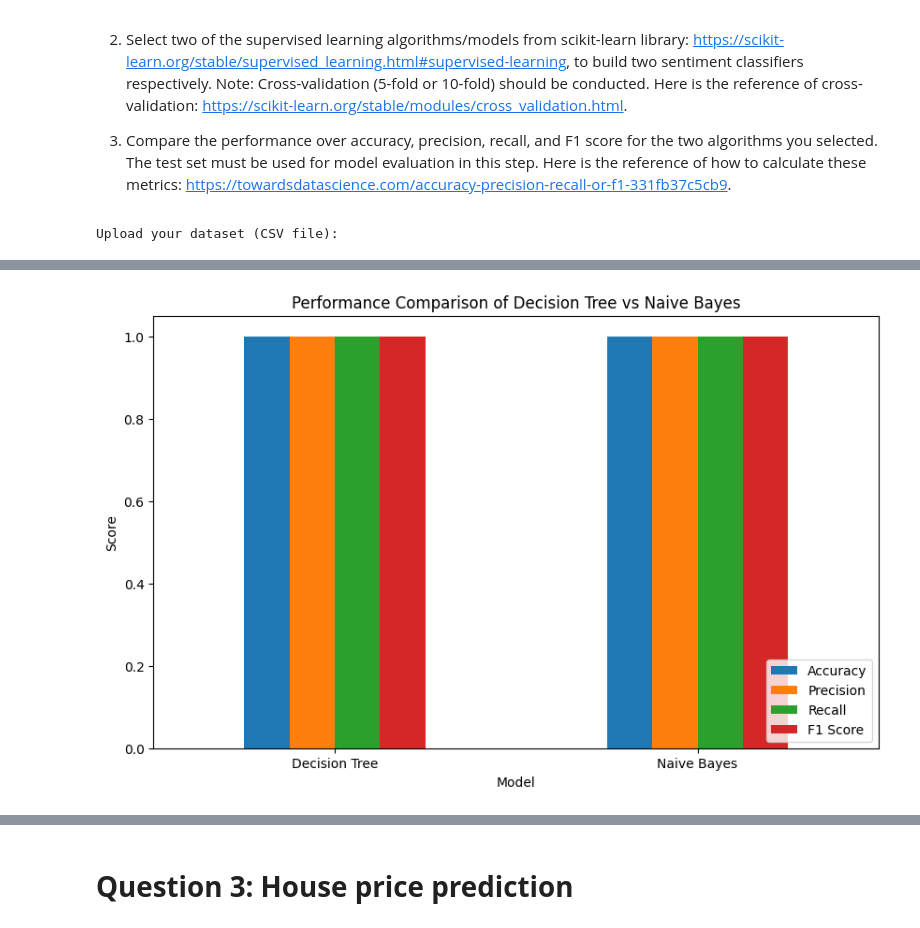
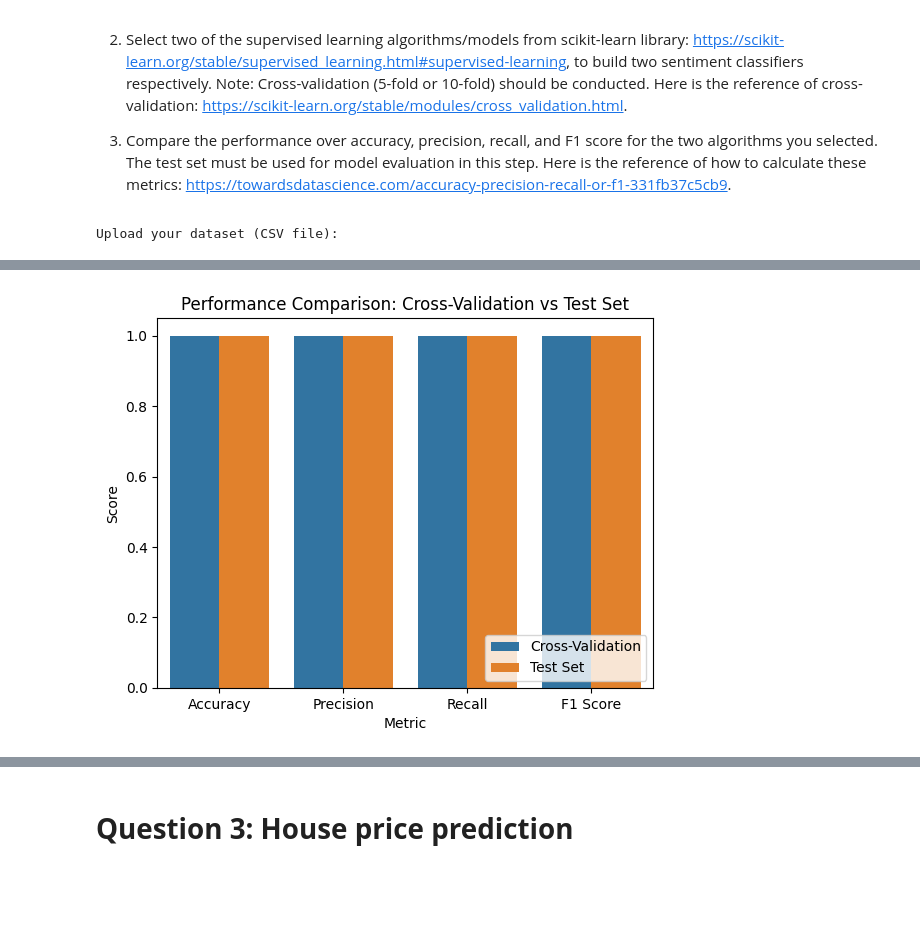
Before and after one commit to Sahithi530/Sahithi_INFO5731_Fall2024, a Jupyter notebook: Tummala_Sahithi_Assignment_04.ipynb, the cells around one changed output, grey strips where cells are left out. Saved outputs shown, nothing was run; the diff lists cells and outputs as text; code cells hidden in the pictures; blank space fills up the shorter version.

```diff
--- a/Tummala_Sahithi_Assignment_04.ipynb
+++ b/Tummala_Sahithi_Assignment_04.ipynb
@@ -141,32 +158,32 @@ Results saved to topic_modeling_results.csv!
 
 3. Compare the performance over accuracy, precision, recall, and F1 score for the two algorithms you selected. The test set must be used for model evaluation in this step. Here is the reference of how to calculate these metrics: https://towardsdatascience.com/accuracy-precision-recall-or-f1-331fb37c5cb9.
 # %%
-# Import necessary libraries
+# Importing necessary libraries
 import pandas as pd
 from sklearn.model_selection import train_test_split, cross_val_score
 from sklearn.feature_extraction.text import TfidfVectorizer
-from sklearn.metrics import accuracy_score, precision_score, recall_score, f1_score, classification_report, confusion_matrix
+from sklearn.metrics import accuracy_score, precision_score, recall_score, f1_score
 from sklearn.tree import DecisionTreeClassifier
 from sklearn.naive_bayes import MultinomialNB
 import seaborn as sns
 import matplotlib.pyplot as plt
 from google.colab import files
 
-# Upload dataset
+# Uploading dataset into google colab
 print("Upload your dataset (CSV file):")
 uploaded = files.upload()
 file_name = list(uploaded.keys())[0]
 
-# Load the dataset
+# Loading the dataset
 df = pd.read_csv(file_name)
 print("Dataset loaded successfully!")
 print(df.head())
 
-# Check if the required columns exist
+# Checking if the required columns exist in csv
 if 'clean_text' not in df.columns or 'sentiment' not in df.columns:
     raise ValueError("Dataset must have 'clean_text' and 'sentiment' columns.")
 
-# Split the dataset into training (80%) and testing (20%)
+# Splitting the dataset into training (80%) and testing (20%)
 X_train, X_test, y_train, y_test = train_test_split(
     df['clean_text'], df['sentiment'], test_size=0.2, random_state=42
 )
@@ -176,60 +193,68 @@ vectorizer = TfidfVectorizer(max_features=5000, stop_words='english', ngram_rang
 X_train_tfidf = vectorizer.fit_transform(X_train)
 X_test_tfidf = vectorizer.transform(X_test)
 
-# ----- Classifier 1: Decision Tree -----
-print("Training Decision Tree Classifier...")
+# Define a function to perform cross-validation and calculate metrics
+def evaluate_with_cross_validation(model, X, y, cv=5):
+    accuracy = cross_val_score(model, X, y, cv=cv, scoring='accuracy').mean()
+    precision = cross_val_score(model, X, y, cv=cv, scoring='precision_weighted').mean()
+    recall = cross_val_score(model, X, y, cv=cv, scoring='recall_weighted').mean()
+    f1 = cross_val_score(model, X, y, cv=cv, scoring='f1_weighted').mean()
+    return accuracy, precision, recall, f1
+
+#  Classifier 1: Decision Tree
+print("\nTraining Decision Tree Classifier...")
 dt_classifier = DecisionTreeClassifier(random_state=42)
 dt_classifier.fit(X_train_tfidf, y_train)
+
+# Cross-validation for Decision Tree model
+dt_cv_accuracy, dt_cv_precision, dt_cv_recall, dt_cv_f1 = evaluate_with_cross_validation(
+    dt_classifier, X_train_tfidf, y_train
+)
+
+# Test set evaluation for Decision Tree model
 y_pred_dt = dt_classifier.predict(X_test_tfidf)
+dt_test_accuracy = accuracy_score(y_test, y_pred_dt)
+dt_test_precision = precision_score(y_test, y_pred_dt, average='weighted')
+dt_test_recall = recall_score(y_test, y_pred_dt, average='weighted')
+dt_test_f1 = f1_score(y_test, y_pred_dt, average='weighted')
 
-# Evaluation Metrics for Decision Tree
-dt_accuracy = accuracy_score(y_test, y_pred_dt)
-dt_precision = precision_score(y_test, y_pred_dt, average='weighted')
-dt_recall = recall_score(y_test, y_pred_dt, average='weighted')
-dt_f1 = f1_score(y_test, y_pred_dt, average='weighted')
-
-print("Decision Tree Performance:")
-print(f"Accuracy: {dt_accuracy:.2f}")
-print(f"Precision: {dt_precision:.2f}")
-print(f"Recall: {dt_recall:.2f}")
-print(f"F1 Score: {dt_f1:.2f}")
-print("\nClassification Report (Decision Tree):\n", classification_report(y_test, y_pred_dt))
-
-# ----- Classifier 2: Naive Bayes -----
+#  Classifier 2: Naive Bayes model
 print("\nTraining Naive Bayes Classifier...")
 nb_classifier = MultinomialNB()
 nb_classifier.fit(X_train_tfidf, y_train)
+
+# Cross-validation for Naive Bayes model
+nb_cv_accuracy, nb_cv_precision, nb_cv_recall, nb_cv_f1 = evaluate_with_cross_validation(
+    nb_classifier, X_train_tfidf, y_train
+)
+
+# Test set evaluation for Naive Bayes
 y_pred_nb = nb_classifier.predict(X_test_tfidf)
+nb_test_accuracy = accuracy_score(y_test, y_pred_nb)
+nb_test_precision = precision_score(y_test, y_pred_nb, average='weighted')
+nb_test_recall = recall_score(y_test, y_pred_nb, average='weighted')
+nb_test_f1 = f1_score(y_test, y_pred_nb, average='weighted')
 
-# Evaluation Metrics for Naive Bayes
-nb_accuracy = accuracy_score(y_test, y_pred_nb)
-nb_precision = precision_score(y_test, y_pred_nb, average='weighted')
-nb_recall = recall_score(y_test, y_pred_nb, average='weighted')
-nb_f1 = f1_score(y_test, y_pred_nb, average='weighted')
-
-print("Naive Bayes Performance:")
-print(f"Accuracy: {nb_accuracy:.2f}")
-print(f"Precision: {nb_precision:.2f}")
-print(f"Recall: {nb_recall:.2f}")
-print(f"F1 Score: {nb_f1:.2f}")
-print("\nClassification Report (Naive Bayes):\n", classification_report(y_test, y_pred_nb))
-
-# Compare Results
+# Comparing Results
 performance_df = pd.DataFrame({
-    "Model": ["Decision Tree", "Naive Bayes"],
-    "Accuracy": [dt_accuracy, nb_accuracy],
-    "Precision": [dt_precision, nb_precision],
-    "Recall": [dt_recall, nb_recall],
-    "F1 Score": [dt_f1, nb_f1]
+    "Model": ["Decision Tree", "Decision Tree", "Naive Bayes", "Naive Bayes"],
+    "Evaluation": ["Cross-Validation", "Test Set", "Cross-Validation", "Test Set"],
+    "Accuracy": [dt_cv_accuracy, dt_test_accuracy, nb_cv_accuracy, nb_test_accuracy],
+    "Precision": [dt_cv_precision, dt_test_precision, nb_cv_precision, nb_test_precision],
+    "Recall": [dt_cv_recall, dt_test_recall, nb_cv_recall, nb_test_recall],
+    "F1 Score": [dt_cv_f1, dt_test_f1, nb_cv_f1, nb_test_f1]
 })
 
 print("\nPerformance Comparison:\n", performance_df)
 
 # Visualization of Metrics
-performance_df.set_index("Model").plot(kind="bar", figsize=(10, 6))
-plt.title("Performance Comparison of Decision Tree vs Naive Bayes")
+sns.barplot(
+    data=performance_df.melt(id_vars=["Model", "Evaluation"],
+                             var_name="Metric", value_name="Score"),
+    x="Metric", y="Score", hue="Evaluation"
+)
+plt.title("Performance Comparison: Cross-Validation vs Test Set")
 plt.ylabel("Score")
-plt.xticks(rotation=0)
 plt.legend(loc="lower right")
 plt.show()
 # %% [output]
@@ -255 +282 @@ Performance Comparison:
-[figure, old version]
+[figure, new version]
```
Also changed, not shown: parts of 16 cells of this notebook.
